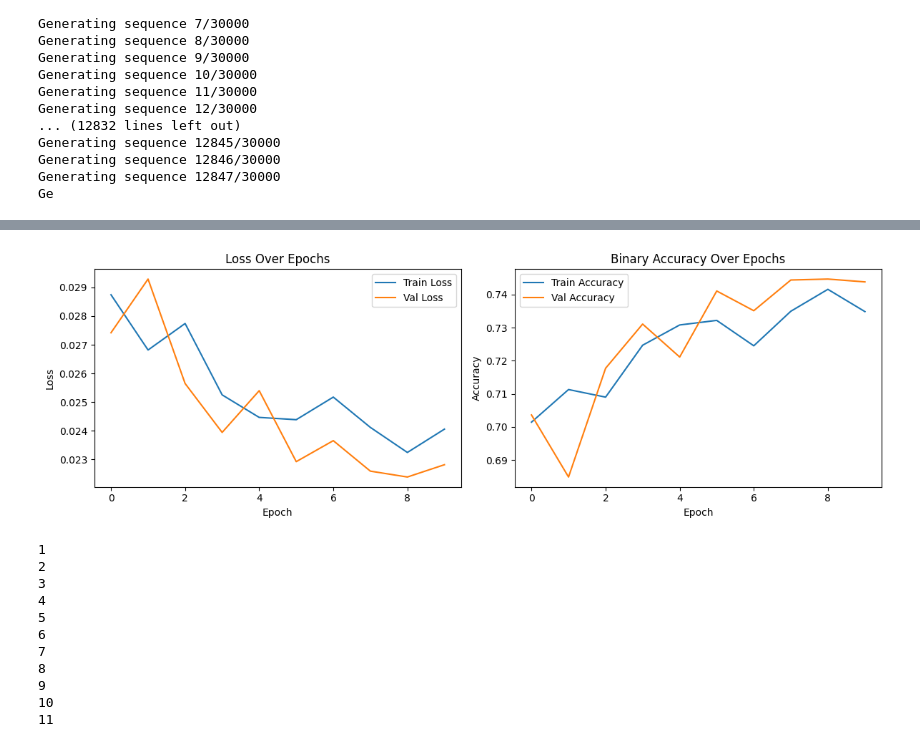
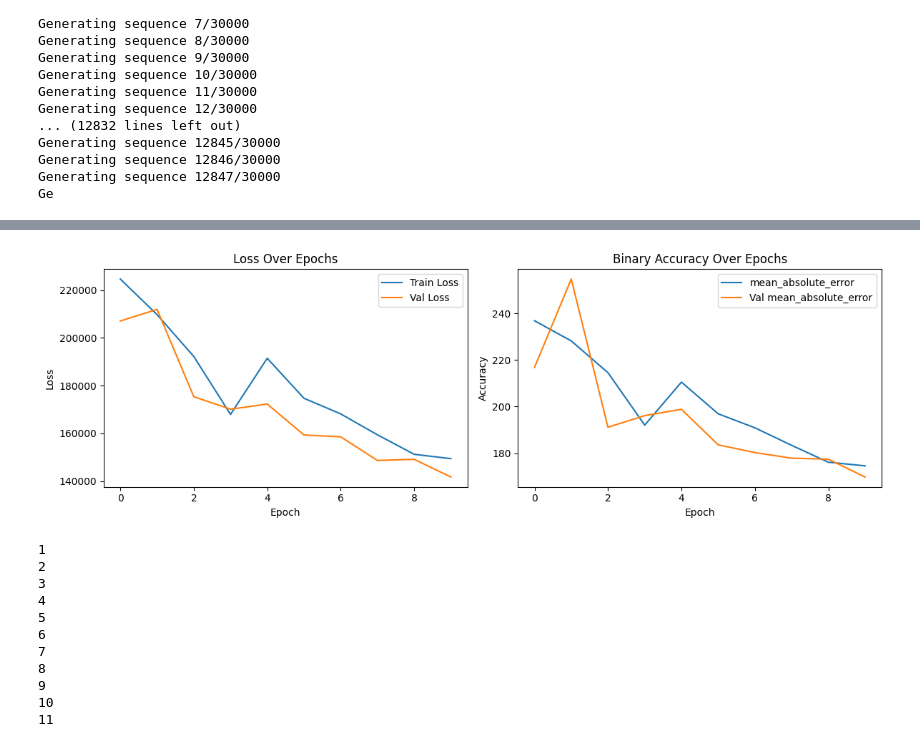
Before and after one commit to Prince5867/NILM_Project, a Jupyter notebook: Model/CNN/tf CNN model.ipynb, the cells around one changed output, grey strips where cells are left out. Drawn from its saved outputs; the diff is of its cells as text; code cells hidden in the pictures.

```diff
--- a/Model/CNN/tf CNN model.ipynb
+++ b/Model/CNN/tf CNN model.ipynb
@@ -472,7 +472,7 @@ loaded_model = load_model('GLU_CNN_LSTM_model.keras')
 # predictions = loaded_model.predict(X_infer)
 # predicted_classes = np.argmax(predictions, axis=1)
 # %%
-from keras.metrics import BinaryAccuracy, AUC, Recall
+from keras.metrics import BinaryAccuracy, AUC, Recall, MeanSquaredError, MeanAbsoluteError
 from keras.layers import TimeDistributed, Dense, Bidirectional
 from keras.optimizers import Adam
 
@@ -500,7 +500,7 @@ seq2seq = TimeDistributed(Dense(128, activation='relu'))(seq2seq)
 seq2seq = Dropout(0.2)(seq2seq)
 
 
-seq2seq = Dense(9, activation='sigmoid')(seq2seq)
+seq2seq = Dense(9, activation='linear')(seq2seq)
 # seq2seq = TimeDistributed(Dense(13, activation='sigmoid'), name="time_distributed_output")(x)
 
 import tensorflow as tf
@@ -524,7 +524,7 @@ def focal_loss(gamma=2., alpha=0.25):
     return loss
 
 seq2seq_model = Model(inputs=loaded_model.input, outputs=seq2seq)
-seq2seq_model.compile(optimizer=Adam(learning_rate=0.01), loss=focal_loss(), metrics=[BinaryAccuracy(name='binary_accuracy'),AUC(name='auc'), Recall(name='recall')])
+seq2seq_model.compile(optimizer=Adam(learning_rate=0.01), loss='mse', metrics=[MeanAbsoluteError(), MeanSquaredError()])
 
 # # # Summary
 seq2seq_model.summary()
@@ -668,7 +668,7 @@ def create_synthetic_dataset_from_csvs(
         for i, appliance in enumerate(appliance_names):
             threshold = thresholds.get(appliance, 50)
             downsampled = appliance_power_matrix[:, i].reshape(-1, 4).mean(axis=1)
-            on_off = (downsampled > threshold).astype(int)
+            on_off = downsampled
             label_vector.append(on_off)
 
         label_matrix = np.stack(label_vector, axis=-1)
@@ -836,29 +836,29 @@ Epoch 10/10
 # %%
 import matplotlib.pyplot as plt
 
 # Plot training & validation loss
 plt.figure(figsize=(12, 4))
 plt.subplot(1, 2, 1)
 plt.plot(history.history['loss'], label='Train Loss')
 plt.plot(history.history['val_loss'], label='Val Loss')
 plt.title('Loss Over Epochs')
 plt.xlabel('Epoch')
 plt.ylabel('Loss')
 plt.legend()
 
 # Plot training & validation accuracy
 plt.subplot(1, 2, 2)
-plt.plot(history.history['binary_accuracy'], label='Train Accuracy')
-plt.plot(history.history['val_binary_accuracy'], label='Val Accuracy')
+plt.plot(history.history['mean_absolute_error'], label='mean_absolute_error')
+plt.plot(history.history['val_mean_absolute_error'], label='Val mean_absolute_error')
 plt.title('Binary Accuracy Over Epochs')
 plt.xlabel('Epoch')
 plt.ylabel('Accuracy')
 plt.legend()
 
 plt.tight_layout()
 plt.show()
 # %% [output]
-[figure, old version]
+[figure, new version]
 # %%
 import pandas as pd
 import numpy as np
```
Also changed, not shown: parts of 8 cells of this notebook.
